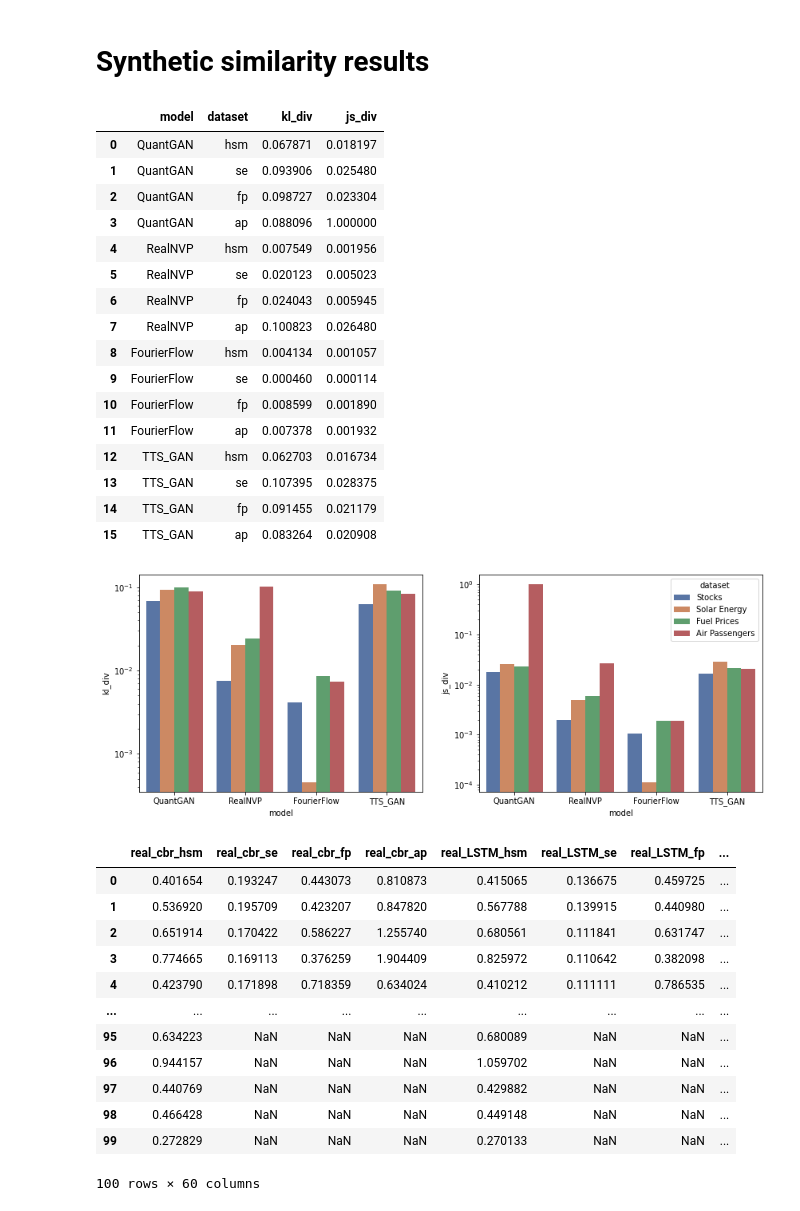
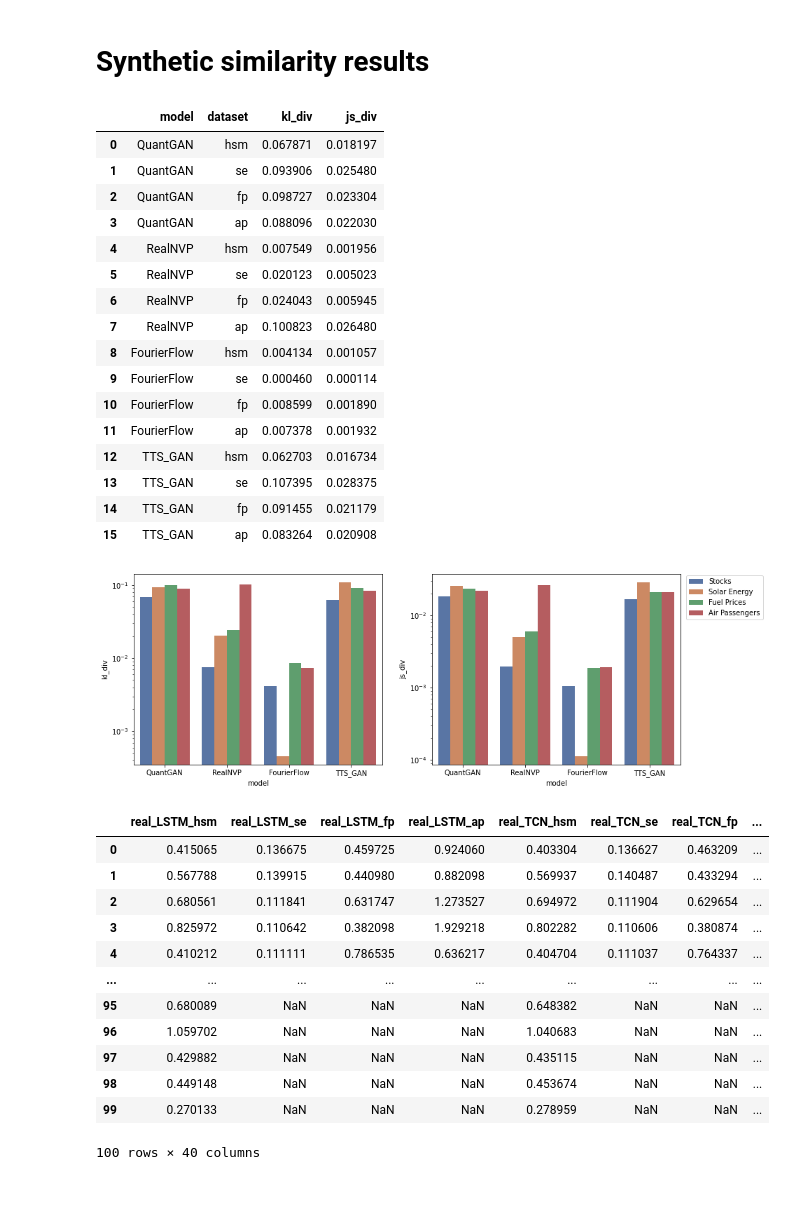
Before and after one commit to timetoai/TimeDiffusion_synth, a Jupyter notebook: results_visualization.ipynb, the cells around one changed output. Drawn from its saved outputs; the diff is of its cells as text; code cells hidden in the pictures.

```diff
--- a/results_visualization.ipynb
+++ b/results_visualization.ipynb
@@ -95,6 +95,6 @@ fig, axs = plt.subplots(4, figsize=(10, 20))
 for i, dataset_name in enumerate(results_agg.dataset.unique()):
     loc_res = results_agg[results_agg.dataset == dataset_name]
     sns.scatterplot(x=loc_res["test"].rename("MAE metric"), y=loc_res["model"], hue=loc_res["results_type"].rename("data_type"),
-     ax=axs[i], s=150)
+     hue_order=("real", "QuantGAN", "RealNVP", "FourierFlow", "TTS_GAN"), ax=axs[i], s=150, palette="rocket")
     axs[i].set_title({"hsm": "Stocks", "se": "Solar Energy", "fp": "Fuel Prices", "ap": "Air Passengers"}[dataset_name] + " dataset")
 # %% [output]
@@ -102,8 +102,11 @@ for i, dataset_name in enumerate(results_agg.dataset.unique()):
 # %%
-fig, ax = plt.subplots(figsize=(12, 5))
+fig, ax = plt.subplots(figsize=(10, 5))
 advanced_results_agg = results_agg.groupby(["dataset", "results_type"], as_index=False).agg(MAE=("test", "mean"))
-sns.scatterplot(data=advanced_results_agg, x="MAE", y="dataset", hue="results_type", s=150, ax=ax)
-ax.legend(bbox_to_anchor=(1.02, 1), loc='upper left', borderaxespad=0)
+sns.scatterplot(data=advanced_results_agg, x="MAE", y=advanced_results_agg["dataset"]\
+    .replace({"hsm": "Stocks", "se": "Solar Energy", "fp": "Fuel Prices", "ap": "Air Passengers"}),\
+    hue="results_type",\
+    hue_order=("real", "QuantGAN", "RealNVP", "FourierFlow", "TTS_GAN"), ax=ax, s=150, palette="rocket")
+ax.legend(bbox_to_anchor=(0.99, 0.02), loc='lower right', borderaxespad=0)
 plt.xscale("log")
 plt.show()
 # %% [output]
@@ -120,9 +123,13 @@ for dataset_name, dataset_dir, dataset_func in (
     fig, axs = plt.subplots(1, 5, figsize=(20, 5))
     axs[0].plot(log_returns(time_series))
     axs[0].set_title(f"Original {dataset_name}")
+    axs[0].get_xaxis().set_visible(False)
+    axs[0].get_yaxis().set_visible(False)
     for i, model_name in zip(range(1, 5), ("QuantGAN", "RealNVP", "FourierFlow", "TTS_GAN")):
         synth_time_series = np.load(dataset_dir / f"synthetic/{model_name}/selected0.npy")
         axs[i].plot(synth_time_series[0].flatten())
         axs[i].set_title(f"Synthetic {model_name}")
+        axs[i].get_xaxis().set_visible(False)
+        axs[i].get_yaxis().set_visible(False)
 plt.show()
 # %% [output]
@@ -139,14 +146,14 @@ for model in ("QuantGAN", "RealNVP", "FourierFlow", "TTS_GAN"):
         df = pd.read_csv(results_dir / f"synth_{dataset_name}_sim_{model}.csv").rename(columns={"sj_div": "js_div"})
         results.append({"model": model, "dataset": dataset_name,
         "kl_div": df["kl_div"].mean(), "js_div": df["js_div"].mean()})
-synth_sim_results = pd.DataFrame(results)
+synth_sim_results = pd.DataFrame(results).replace({1: 0.02203})
 synth_sim_results
 # %% [output]
 |  | model | dataset | kl_div | js_div |
 | 0 | QuantGAN | hsm | 0.067871 | 0.018197 |
 | 1 | QuantGAN | se | 0.093906 | 0.025480 |
 | 2 | QuantGAN | fp | 0.098727 | 0.023304 |
-| 3 | QuantGAN | ap | 0.088096 | 1.000000 |
+| 3 | QuantGAN | ap | 0.088096 | 0.022030 |
 | 4 | RealNVP | hsm | 0.007549 | 0.001956 |
 | 5 | RealNVP | se | 0.020123 | 0.005023 |
 | 6 | RealNVP | fp | 0.024043 | 0.005945 |
@@ -162,18 +169,19 @@ synth_sim_results
 # %%
 fig, axs = plt.subplots(1, 2, figsize=(14, 5))
 for i, metric_name in enumerate(("kl_div", "js_div")):
     sns.barplot(x=synth_sim_results["model"], y=synth_sim_results[metric_name],
         hue=synth_sim_results["dataset"].replace({"hsm": "Stocks", "se": "Solar Energy", "fp": "Fuel Prices", "ap": "Air Passengers"}),\
              ax=axs[i], palette="deep")
     axs[i].set_yscale("log")
 axs[0].get_legend().remove()
+axs[1].legend(bbox_to_anchor=(1.01, 1.01))
 plt.show()
 # %% [output]
-[figure, old version]
+[figure, new version]
 # %%
 dfs = {}
 for res_type in ("real", "QuantGAN", "RealNVP", "FourierFlow", "TTS_GAN"):
-    for model in ("cbr", "LSTM", "TCN"):
+    for model in ("LSTM", "TCN"):#, "CBR"):
         for dataset_name in ("hsm", "se", "fp", "ap"):
             if res_type == "real":
                 dfs[f"{res_type}_{model}_{dataset_name}"] = pd.read_csv(results_dir / f"{res_type}_{dataset_name}_{model}.csv")["test"]
@@ -182,19 +190,19 @@ for res_type in ("real", "QuantGAN", "RealNVP", "FourierFlow", "TTS_GAN"):
 results = pd.DataFrame(dfs)
 results
 # %% [output]
-|  | real_cbr_hsm | real_cbr_se | real_cbr_fp | real_cbr_ap | real_LSTM_hsm | real_LSTM_se | real_LSTM_fp | ... |
-| 0 | 0.401654 | 0.193247 | 0.443073 | 0.810873 | 0.415065 | 0.136675 | 0.459725 | ... |
-| 1 | 0.536920 | 0.195709 | 0.423207 | 0.847820 | 0.567788 | 0.139915 | 0.440980 | ... |
-| 2 | 0.651914 | 0.170422 | 0.586227 | 1.255740 | 0.680561 | 0.111841 | 0.631747 | ... |
-| 3 | 0.774665 | 0.169113 | 0.376259 | 1.904409 | 0.825972 | 0.110642 | 0.382098 | ... |
-| 4 | 0.423790 | 0.171898 | 0.718359 | 0.634024 | 0.410212 | 0.111111 | 0.786535 | ... |
+|  | real_LSTM_hsm | real_LSTM_se | real_LSTM_fp | real_LSTM_ap | real_TCN_hsm | real_TCN_se | real_TCN_fp | ... |
+| 0 | 0.415065 | 0.136675 | 0.459725 | 0.924060 | 0.403304 | 0.136627 | 0.463209 | ... |
+| 1 | 0.567788 | 0.139915 | 0.440980 | 0.882098 | 0.569937 | 0.140487 | 0.433294 | ... |
+| 2 | 0.680561 | 0.111841 | 0.631747 | 1.273527 | 0.694972 | 0.111904 | 0.629654 | ... |
+| 3 | 0.825972 | 0.110642 | 0.382098 | 1.929218 | 0.802282 | 0.110606 | 0.380874 | ... |
+| 4 | 0.410212 | 0.111111 | 0.786535 | 0.636217 | 0.404704 | 0.111037 | 0.764337 | ... |
 | ... | ... | ... | ... | ... | ... | ... | ... | ... |
-| 95 | 0.634223 | NaN | NaN | NaN | 0.680089 | NaN | NaN | ... |
-| 96 | 0.944157 | NaN | NaN | NaN | 1.059702 | NaN | NaN | ... |
-| 97 | 0.440769 | NaN | NaN | NaN | 0.429882 | NaN | NaN | ... |
-| 98 | 0.466428 | NaN | NaN | NaN | 0.449148 | NaN | NaN | ... |
-| 99 | 0.272829 | NaN | NaN | NaN | 0.270133 | NaN | NaN | ... |
+| 95 | 0.680089 | NaN | NaN | NaN | 0.648382 | NaN | NaN | ... |
+| 96 | 1.059702 | NaN | NaN | NaN | 1.040683 | NaN | NaN | ... |
+| 97 | 0.429882 | NaN | NaN | NaN | 0.435115 | NaN | NaN | ... |
+| 98 | 0.449148 | NaN | NaN | NaN | 0.453674 | NaN | NaN | ... |
+| 99 | 0.270133 | NaN | NaN | NaN | 0.278959 | NaN | NaN | ... |
-100 rows × 60 columns
+100 rows × 40 columns
 # %%
 corrs = []
 ds_lens = {"hsm": 100, "se": 10, "fp": 8, "ap": 50}
```
Also changed, not shown: parts of 14 cells of this notebook.
